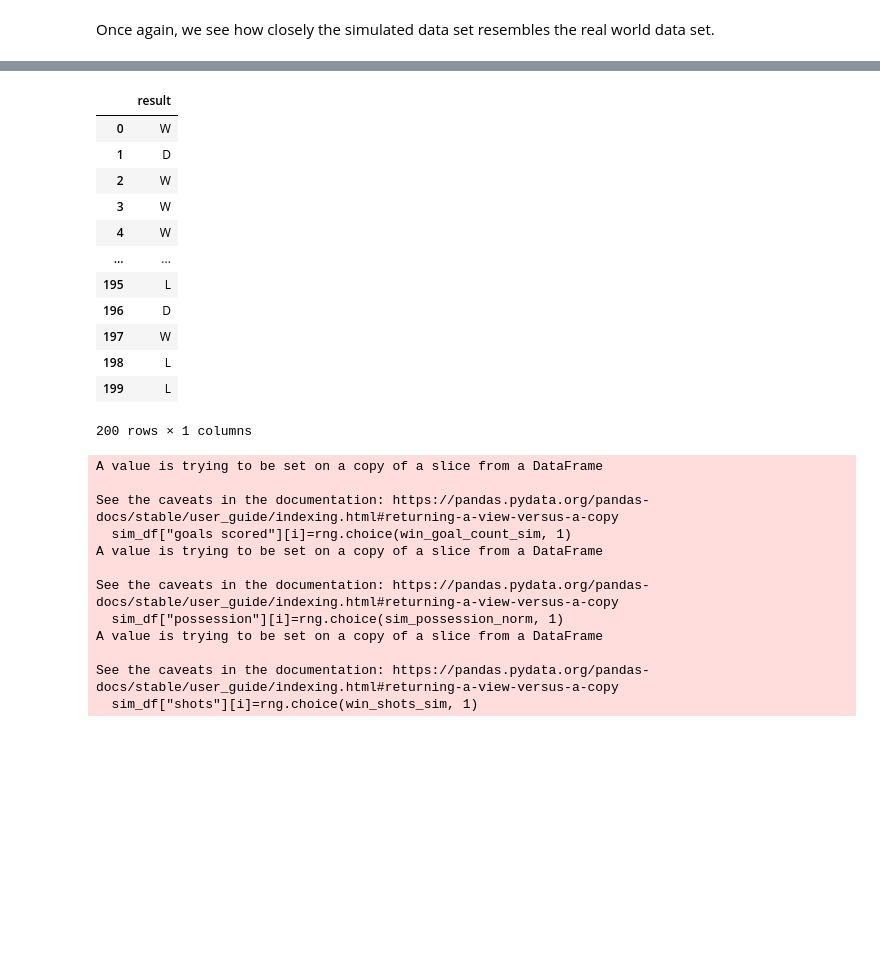
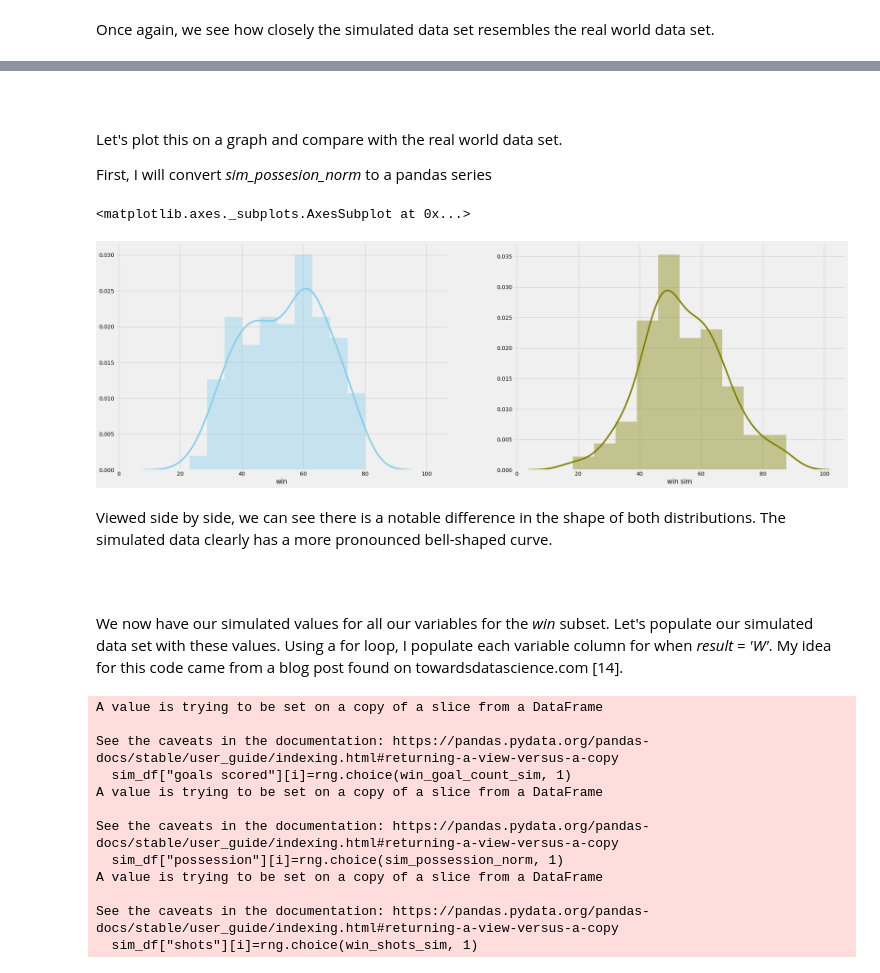
Before and after one commit to colm-o-caoimh/FootballSimulation, a Jupyter notebook: PDA_Project2020.ipynb, the cells around one changed output, grey strips where cells are left out. Saved outputs shown, nothing was run; the diff lists cells and outputs as text; code cells hidden in the pictures; blank space fills up the shorter version.

```diff
--- a/PDA_Project2020.ipynb
+++ b/PDA_Project2020.ipynb
@@ -1030,16 +1043,6 @@ plt.hist(sim_possession_norm)
-# %%
-sim_df
-# %% [output]
-|  | result |
-| 0 | W |
-| 1 | D |
-| 2 | W |
-| 3 | W |
-| 4 | W |
-| ... | ... |
-| 195 | L |
-| 196 | D |
-| 197 | W |
-| 198 | L |
-| 199 | L |
-200 rows × 1 columns
+# %% [markdown]
+<br>
+# %% [markdown]
+Let's plot this on a graph and compare with the real world data set. <br>
+
+First, I will convert *sim_possesion_norm* to a pandas series
@@ -1046,3 +1052,23 @@ sim_df
+# %%
+# Create a dictionary so we can combine the meta data for the series
+sim_possession_dict = { 'win': win_possession, 'win sim': sim_possession_norm }
+
+# Create a dataframe and store it in
+sim_possession_comparison = pd.DataFrame(sim_possession_dict)
+
+# plot
+f, axes = plt.subplots(1, 2, figsize=(30, 10), sharex=True)
+sns.distplot( sim_possession_comparison["win"] , bins=10, color="skyblue", ax=axes[0])
+sns.distplot( sim_possession_comparison["win sim"] , bins=10, color="olive", ax=axes[1])
+# %% [output]
+<matplotlib.axes._subplots.AxesSubplot at 0x...>
+[figure, added]
+# %% [markdown]
+Viewed side by side, we can see there is a notable difference in the shape of both distributions. The simulated data clearly has a more pronounced bell-shaped curve.
+# %% [markdown]
+<br>
+# %% [markdown]
+We now have our simulated values for all our variables for the *win* subset. Let's populate our simulated data set with these values. Using a for loop, I populate each variable column for when *result = 'W'*. My idea for this code came from a blog post found on towardsdatascience.com [14].
 # %%
 sim_df["goals scored"] = 0
 sim_df["possession"] = 0
```
Also changed, not shown: parts of 73 cells of this notebook.
